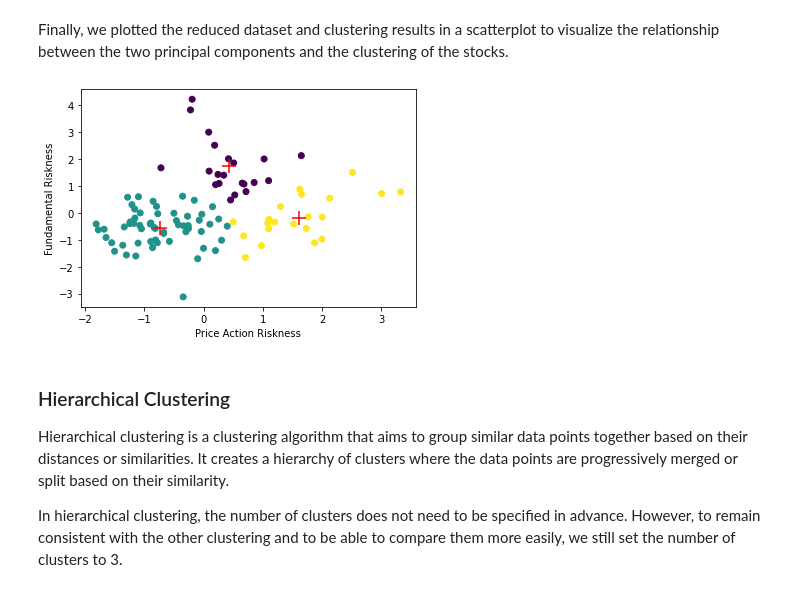
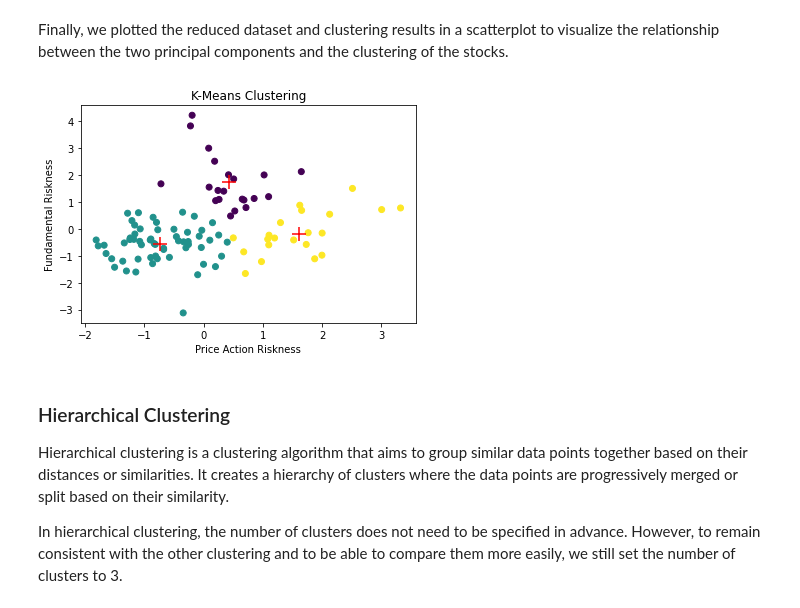
Before and after one commit to nicolasguarini/stocks-ai-analysis, a Jupyter notebook: notebook.ipynb, the cells around one changed output. Drawn from its saved outputs; the diff is of its cells as text; code cells hidden in the pictures.

Commit message:
Minor plot changes

```diff
--- a/notebook.ipynb
+++ b/notebook.ipynb
@@ -487,13 +505,13 @@ df_reduced
 # %%
 plt.scatter(df_reduced['PC1'], df_reduced['PC2'], c=df_reduced["Cluster (K-Means)"])
 
 plt.scatter(centers[:, 0], centers[:, 1], c='red', marker='+', s=200, alpha=1)
 plt.xlabel('Price Action Riskness')
 plt.ylabel('Fundamental Riskness')
-
+plt.title("K-Means Clustering")
 plt.show()
 # %% [output]
-[figure, old version]
+[figure, new version]
 # %% [markdown]
 ### Hierarchical Clustering
 
```
Also changed, not shown: parts of 3 cells of this notebook.
